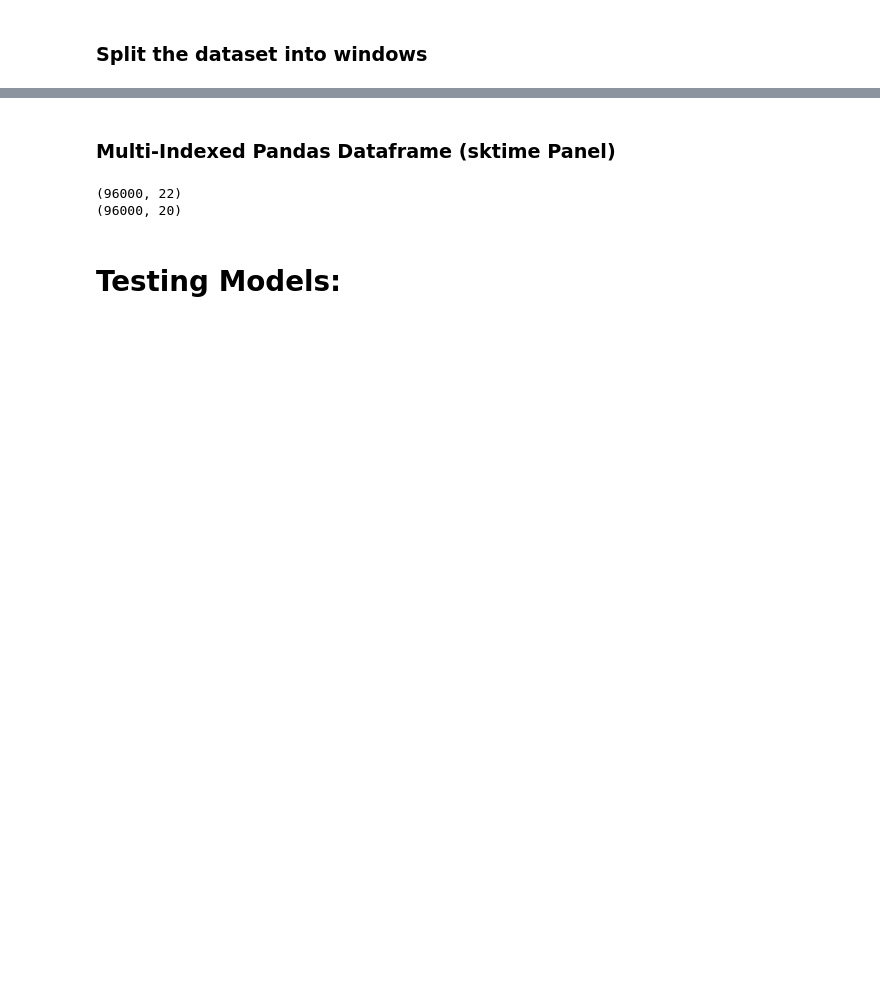
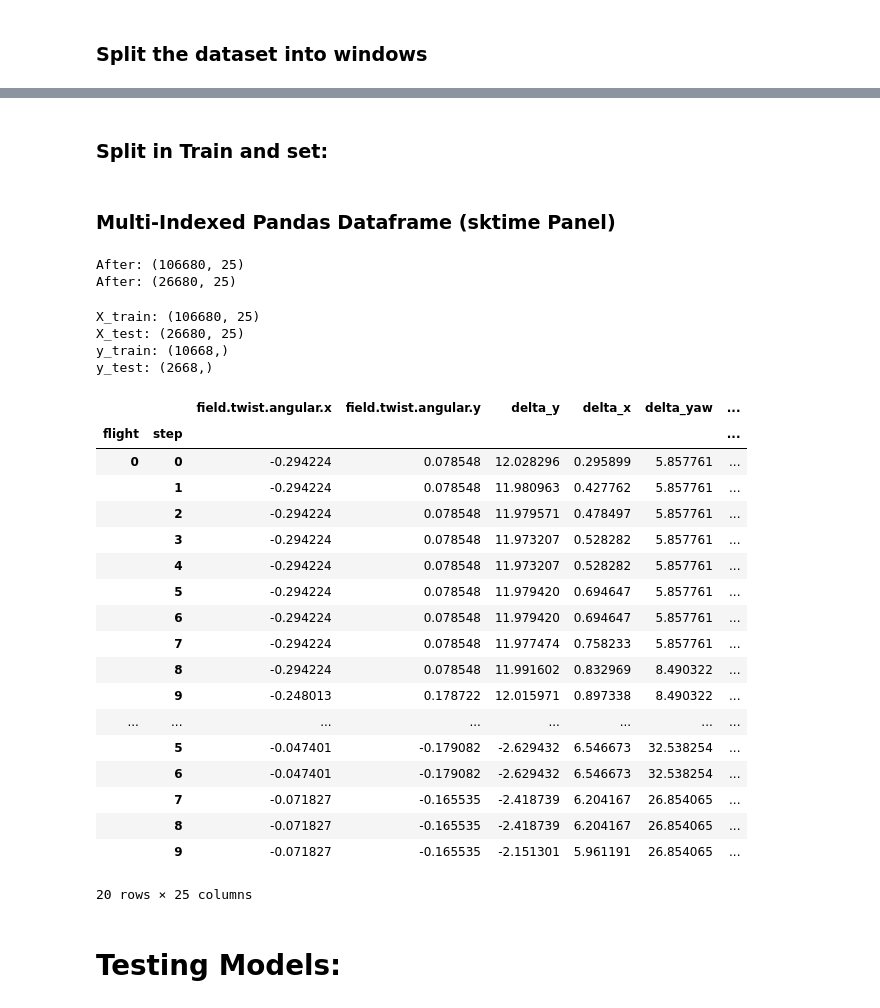
Before and after one commit to CristianMorasso/statistical_project, a Jupyter notebook: Copia_di_statiscal_learning.ipynb, the cells around one changed output, grey strips where cells are left out. Drawn from its saved outputs; the diff is of its cells as text; code cells hidden in the pictures; blank space fills up the shorter version.

```diff
--- a/Copia_di_statiscal_learning.ipynb
+++ b/Copia_di_statiscal_learning.ipynb
@@ -267,23 +277,69 @@ TypeError: 'generator' object is not subscriptable
+# %% [markdown]
+### Split in Train and set:
+# %%
+import math
+from random import shuffle
+
+train_size = int(math.floor(len(_splitted_ndarrays)*0.8))
+zipped = list(zip(_splitted_ndarrays, _splitted_ys))
+shuffle(zipped)
+
+X_train, X_test = list(map(lambda x: x[0], zipped[:train_size])), list(map(lambda x: x[0], zipped[train_size:]))
+y_train, y_test = np.array(list(map(lambda x: x[1], zipped[:train_size]))), np.array(list(map(lambda x: x[1], zipped[train_size:])))
 # %% [markdown]
 ### Multi-Indexed Pandas Dataframe (sktime Panel)
 # %%
 # Finally let's create a multiIndexed pandas.Dataframe so that we can use our data with the sktime library
-_dfs = []
-for i, npVals in enumerate(new_dfs):
-  df = pd.DataFrame(npVals,columns=feature_mask)
-  df.insert(0, "flight", [ i for _ in range(len(df))], True)
-  df.insert(1, "step", [ a for a in range(len(df))], True)
-  _dfs.append(df)
-dfs = pd.concat(_dfs)
+def toMultiIndexed(windows, feature_mask):
+  _dfs = []
+  for i, npVals in enumerate(windows):
+    d = pd.DataFrame(npVals,columns=feature_mask)
+    # The two columns for the multi-indexed Dataframe
+    d.insert(0, "flight", [i for _ in range(int(npVals.shape[0]))], True)
+    d.insert(1, "step", pd.RangeIndex(int(npVals.shape[0])), True)
+    _dfs.append(d)
 
-# Set the 2 Indexes (only flight is unique)
-print(f"Before: {dfs.shape}")
-dfs = dfs.drop_duplicates(subset=['flight', 'step'], keep='last')
-dfs = dfs.set_index(["flight", "step"])
-print(f"After: {dfs.shape}")
+  _dfs = pd.concat(_dfs)
+  # Set the 2 Indexes (onl  y flight is unique)
+  _dfs = _dfs.drop_duplicates(subset=['flight', 'step'], keep='last')
+  _dfs = _dfs.set_index(["flight", "step"])
+
+  return _dfs
+
+X_train, X_test = toMultiIndexed(X_train, features), toMultiIndexed(X_test, features)
 # %% [output]
-(96000, 22)
-(96000, 20)
+After: (106680, 25)
+After: (26680, 25)
+# %%
+print(f"X_train: {X_train.shape}")
+print(f"X_test: {X_test.shape}")
+print(f"y_train: {y_train.shape}")
+print(f"y_test: {y_test.shape}")
+X_train.head(20)
+# %% [output]
+X_train: (106680, 25)
+X_test: (26680, 25)
+y_train: (10668,)
+y_test: (2668,)
+|  |  | field.twist.angular.x | field.twist.angular.y | delta_y | delta_x | delta_yaw | ... |
+| flight | step |  |  |  |  |  | ... |
+| 0 | 0 | -0.294224 | 0.078548 | 12.028296 | 0.295899 | 5.857761 | ... |
+|  | 1 | -0.294224 | 0.078548 | 11.980963 | 0.427762 | 5.857761 | ... |
+|  | 2 | -0.294224 | 0.078548 | 11.979571 | 0.478497 | 5.857761 | ... |
+|  | 3 | -0.294224 | 0.078548 | 11.973207 | 0.528282 | 5.857761 | ... |
+|  | 4 | -0.294224 | 0.078548 | 11.973207 | 0.528282 | 5.857761 | ... |
+|  | 5 | -0.294224 | 0.078548 | 11.979420 | 0.694647 | 5.857761 | ... |
+|  | 6 | -0.294224 | 0.078548 | 11.979420 | 0.694647 | 5.857761 | ... |
+|  | 7 | -0.294224 | 0.078548 | 11.977474 | 0.758233 | 5.857761 | ... |
+|  | 8 | -0.294224 | 0.078548 | 11.991602 | 0.832969 | 8.490322 | ... |
+|  | 9 | -0.248013 | 0.178722 | 12.015971 | 0.897338 | 8.490322 | ... |
+| ... | ... | ... | ... | ... | ... | ... | ... |
+|  | 5 | -0.047401 | -0.179082 | -2.629432 | 6.546673 | 32.538254 | ... |
+|  | 6 | -0.047401 | -0.179082 | -2.629432 | 6.546673 | 32.538254 | ... |
+|  | 7 | -0.071827 | -0.165535 | -2.418739 | 6.204167 | 26.854065 | ... |
+|  | 8 | -0.071827 | -0.165535 | -2.418739 | 6.204167 | 26.854065 | ... |
+|  | 9 | -0.071827 | -0.165535 | -2.151301 | 5.961191 | 26.854065 | ... |
+20 rows × 25 columns
 # %% [markdown]
 # Testing Models:
 # %%
```
Also changed, not shown: parts of 20 cells of this notebook.
